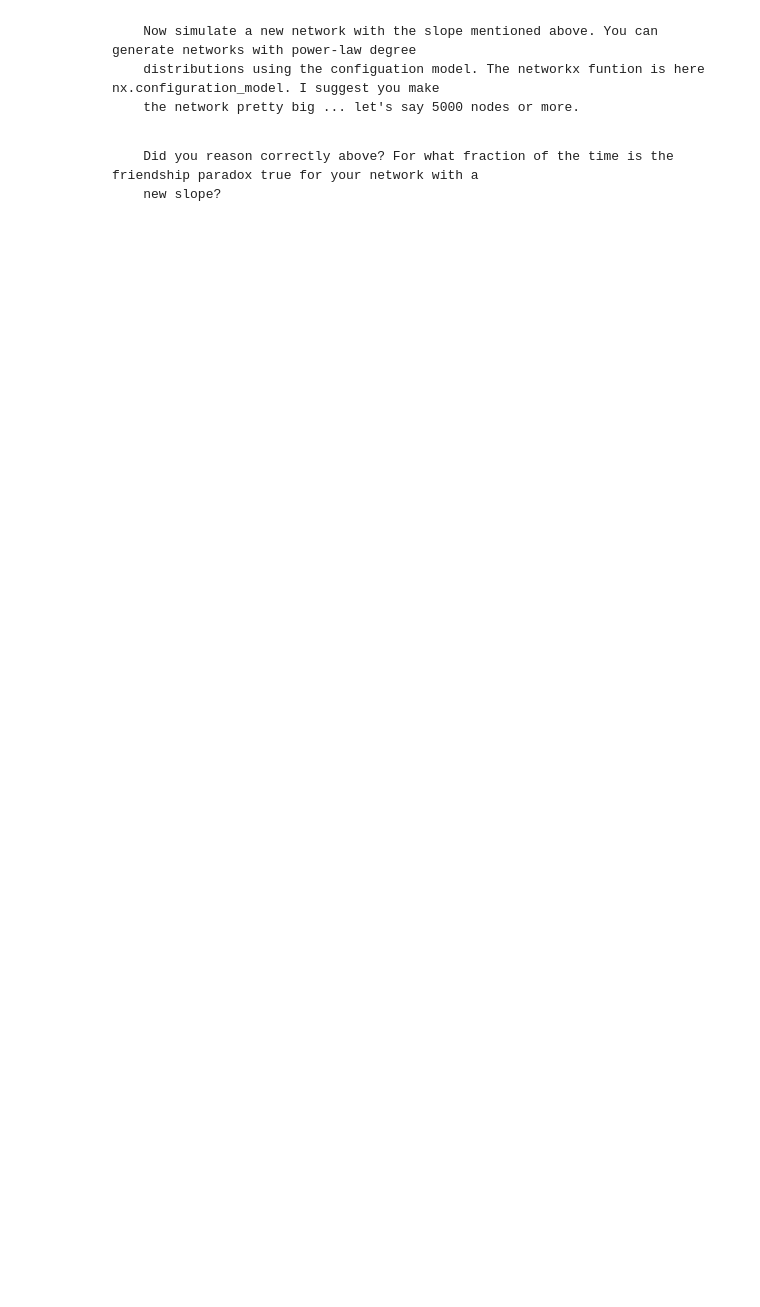
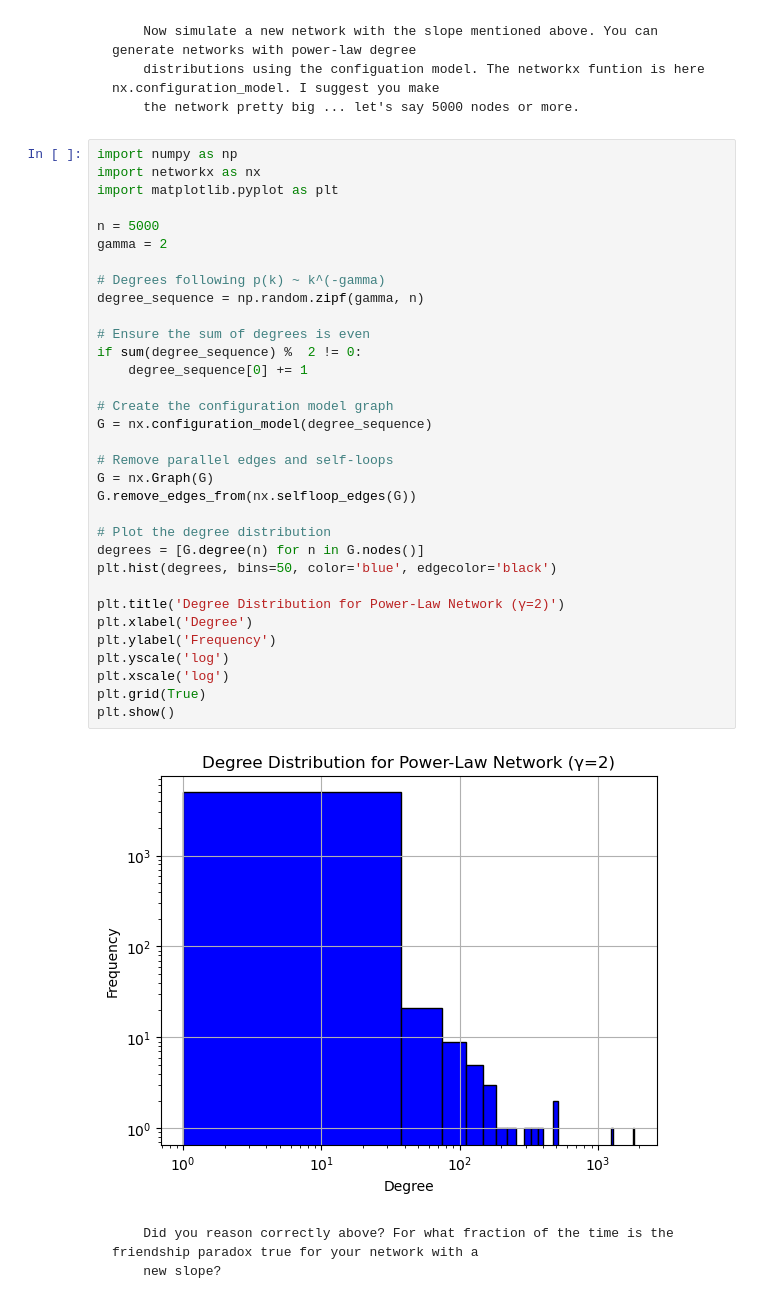
Before and after one commit to AleksandarLukic96/02805_Social_Graphs_and_Interactions, a Jupyter notebook: Exercise_solutions/Assignment_1.ipynb, the cells around one changed output. Cells and saved outputs as stored; diff of their text form; blank space fills up the shorter version.

```diff
--- a/Exercise_solutions/Assignment_1.ipynb
+++ b/Exercise_solutions/Assignment_1.ipynb
@@ -158,6 +170,41 @@ The friendship paradox is true 860 times and false 140 times out of 1000 times i
         Now simulate a new network with the slope mentioned above. You can generate networks with power-law degree
         distributions using the configuation model. The networkx funtion is here nx.configuration_model. I suggest you make
         the network pretty big ... let's say 5000 nodes or more.
+# %%
+import numpy as np
+import networkx as nx
+import matplotlib.pyplot as plt
+
+n = 5000
+gamma = 2
+
+# Degrees following p(k) ~ k^(-gamma)
+degree_sequence = np.random.zipf(gamma, n)
+
+# Ensure the sum of degrees is even
+if sum(degree_sequence) %  2 != 0:
+    degree_sequence[0] += 1
+
+# Create the configuration model graph
+G = nx.configuration_model(degree_sequence)
+
+# Remove parallel edges and self-loops
+G = nx.Graph(G)
+G.remove_edges_from(nx.selfloop_edges(G))
+
+# Plot the degree distribution
+degrees = [G.degree(n) for n in G.nodes()]
+plt.hist(degrees, bins=50, color='blue', edgecolor='black')
+
+plt.title('Degree Distribution for Power-Law Network (γ=2)')
+plt.xlabel('Degree')
+plt.ylabel('Frequency')
+plt.yscale('log')
+plt.xscale('log')
+plt.grid(True)
+plt.show()
+# %% [output]
+[figure, added]
 # %% [markdown]
         Did you reason correctly above? For what fraction of the time is the friendship paradox true for your network with a
         new slope?
```
Also changed, not shown: parts of 7 cells of this notebook, 1 other file.
